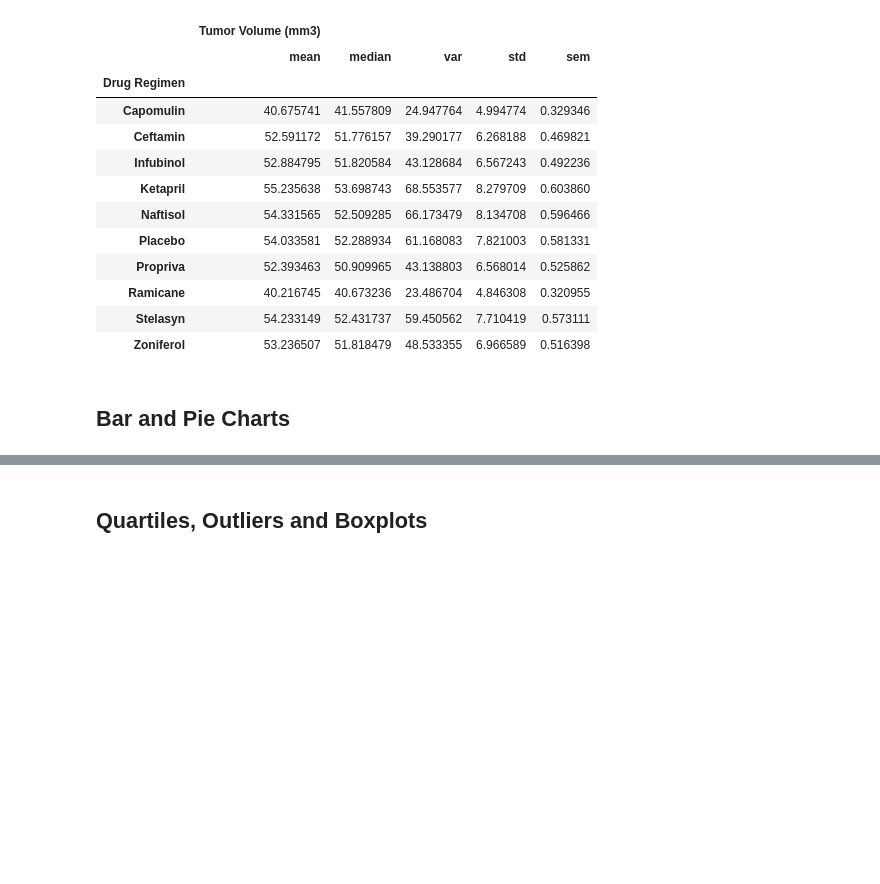
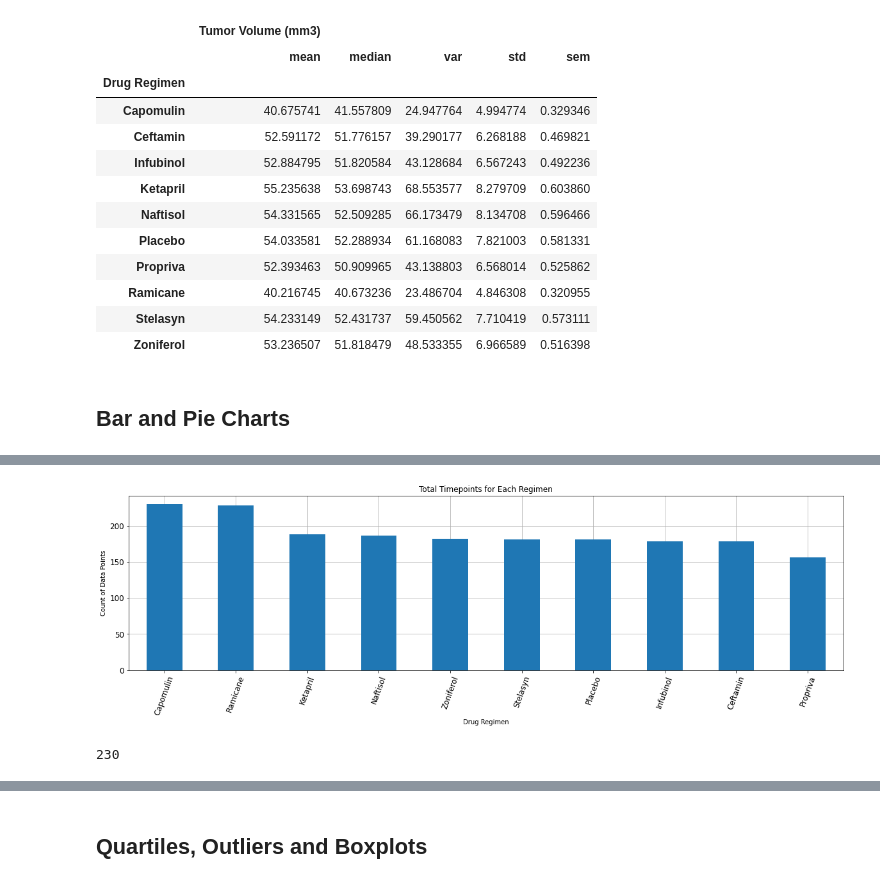
Before and after one commit to jakewmayfield/Matplotlib-Pymaceuticals, a Jupyter notebook: Pymaceuticals-Matplotlib.ipynb, the cells around one changed output, grey strips where cells are left out. Saved outputs shown, nothing was run; the diff lists cells and outputs as text; code cells hidden in the pictures; blank space fills up the shorter version.

Commit message:
bar plot 2

```diff
--- a/Pymaceuticals-Matplotlib.ipynb
+++ b/Pymaceuticals-Matplotlib.ipynb
@@ -219,8 +221,16 @@ ax
+# %%
+pandas_bar = clean_df['Drug Regimen'].value_counts().plot.bar(xlabel='Drug Regimen', ylabel="Count of Data Points",
+                                                      grid=True, zorder=3, rot=70, title='Total Timepoints for Each Regimen',
+                                                             figsize=(20,5), fontsize=12)
+# %% [output]
+[figure, added]
 # %%
 # Generate a bar plot showing the total number of timepoints for all mice tested for each drug regimen using pyplot.
 
-plt.bar(x, height+10, width=len(x)-1, tick_label=tick_labels)
-
-x=list(clean_df['Timepoint'].value_counts().sort_values())
-height=max(x)
-tick_labels=pd.Series(clean_df['Timepoint'].unique())
+x=list(clean_df['Drug Regimen'].unique())
+height=max(clean_df['Drug Regimen'].value_counts())
+tick_labels=pd.Series(clean_df['Drug Regimen'].unique())
+x
+print(height)
+# %% [output]
+230
```
Also changed, not shown: parts of 5 cells of this notebook.
